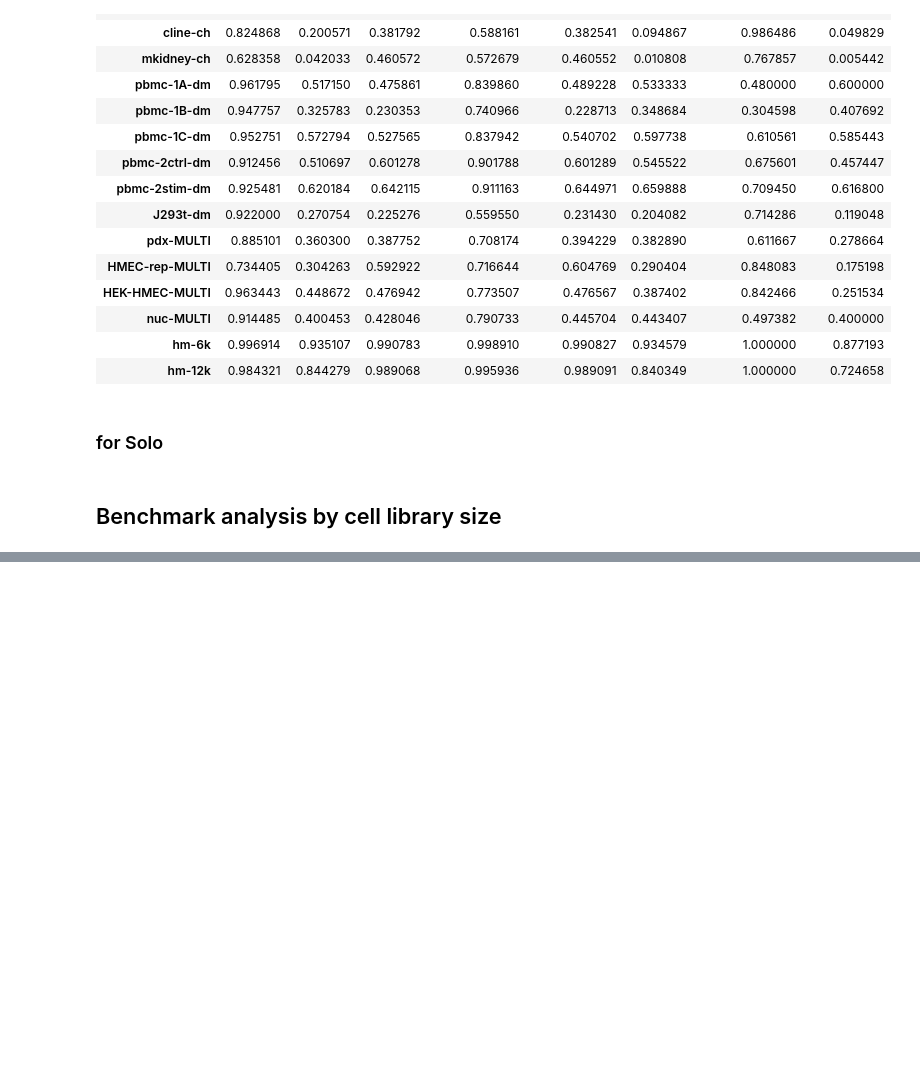
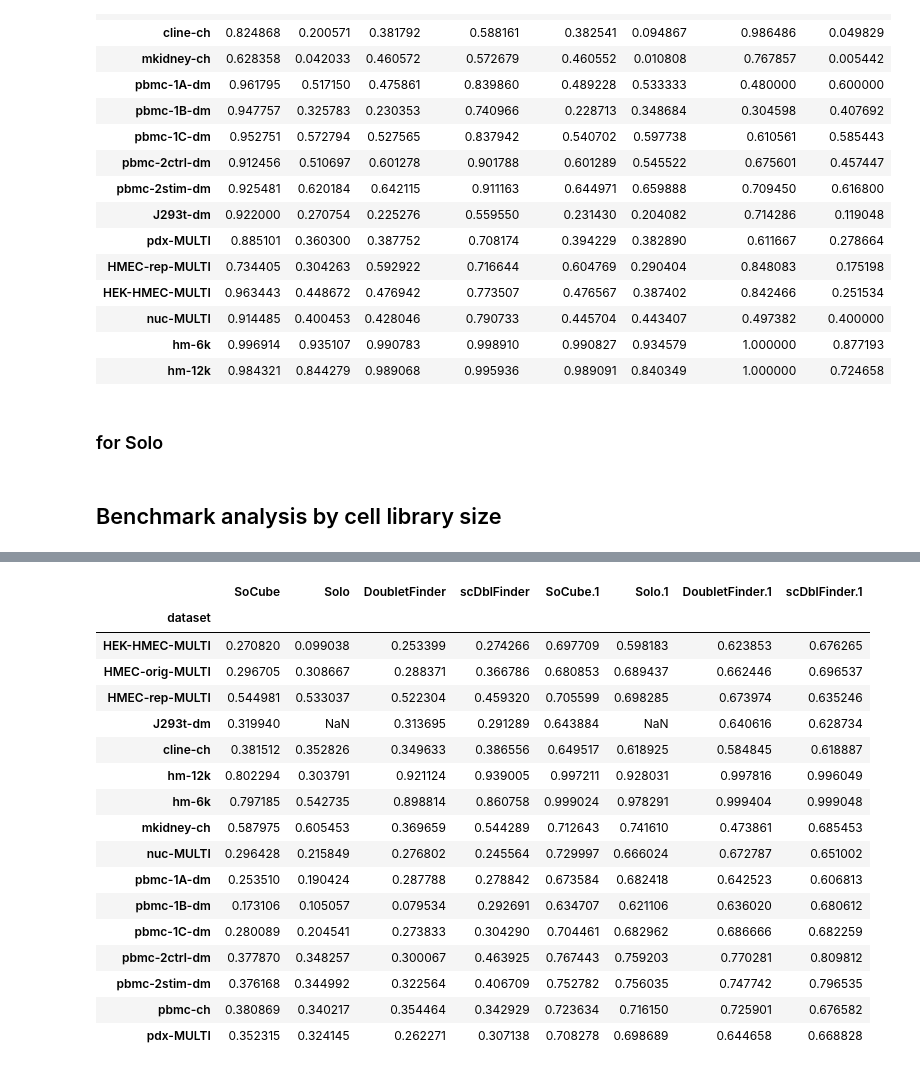
Before and after one commit to GCS-ZHN/socube, a Jupyter notebook: notebook/soube_analysis.ipynb, the cells around one changed output, grey strips where cells are left out. Saved outputs shown, nothing was run; the diff lists cells and outputs as text; code cells hidden in the pictures; blank space fills up the shorter version.

```diff
--- a/notebook/soube_analysis.ipynb
+++ b/notebook/soube_analysis.ipynb
@@ -637,0 +683,23 @@ for dataset, socube_dir in dataset_dict.items():
+# %%
+total = pd.read_clipboard()
+# %%
+total.drop("bin_idx", axis=1).groupby(["dataset"]).mean()
+# %% [output]
+|  | SoCube | Solo | DoubletFinder | scDblFinder | SoCube.1 | Solo.1 | DoubletFinder.1 | scDblFinder.1 |
+| dataset |  |  |  |  |  |  |  |  |
+| HEK-HMEC-MULTI | 0.270820 | 0.099038 | 0.253399 | 0.274266 | 0.697709 | 0.598183 | 0.623853 | 0.676265 |
+| HMEC-orig-MULTI | 0.296705 | 0.308667 | 0.288371 | 0.366786 | 0.680853 | 0.689437 | 0.662446 | 0.696537 |
+| HMEC-rep-MULTI | 0.544981 | 0.533037 | 0.522304 | 0.459320 | 0.705599 | 0.698285 | 0.673974 | 0.635246 |
+| J293t-dm | 0.319940 | NaN | 0.313695 | 0.291289 | 0.643884 | NaN | 0.640616 | 0.628734 |
+| cline-ch | 0.381512 | 0.352826 | 0.349633 | 0.386556 | 0.649517 | 0.618925 | 0.584845 | 0.618887 |
+| hm-12k | 0.802294 | 0.303791 | 0.921124 | 0.939005 | 0.997211 | 0.928031 | 0.997816 | 0.996049 |
+| hm-6k | 0.797185 | 0.542735 | 0.898814 | 0.860758 | 0.999024 | 0.978291 | 0.999404 | 0.999048 |
+| mkidney-ch | 0.587975 | 0.605453 | 0.369659 | 0.544289 | 0.712643 | 0.741610 | 0.473861 | 0.685453 |
+| nuc-MULTI | 0.296428 | 0.215849 | 0.276802 | 0.245564 | 0.729997 | 0.666024 | 0.672787 | 0.651002 |
+| pbmc-1A-dm | 0.253510 | 0.190424 | 0.287788 | 0.278842 | 0.673584 | 0.682418 | 0.642523 | 0.606813 |
+| pbmc-1B-dm | 0.173106 | 0.105057 | 0.079534 | 0.292691 | 0.634707 | 0.621106 | 0.636020 | 0.680612 |
+| pbmc-1C-dm | 0.280089 | 0.204541 | 0.273833 | 0.304290 | 0.704461 | 0.682962 | 0.686666 | 0.682259 |
+| pbmc-2ctrl-dm | 0.377870 | 0.348257 | 0.300067 | 0.463925 | 0.767443 | 0.759203 | 0.770281 | 0.809812 |
+| pbmc-2stim-dm | 0.376168 | 0.344992 | 0.322564 | 0.406709 | 0.752782 | 0.756035 | 0.747742 | 0.796535 |
+| pbmc-ch | 0.380869 | 0.340217 | 0.354464 | 0.342929 | 0.723634 | 0.716150 | 0.725901 | 0.676582 |
+| pdx-MULTI | 0.352315 | 0.324145 | 0.262271 | 0.307138 | 0.708278 | 0.698689 | 0.644658 | 0.668828 |
```
Also changed, not shown: parts of 7 cells of this notebook.
